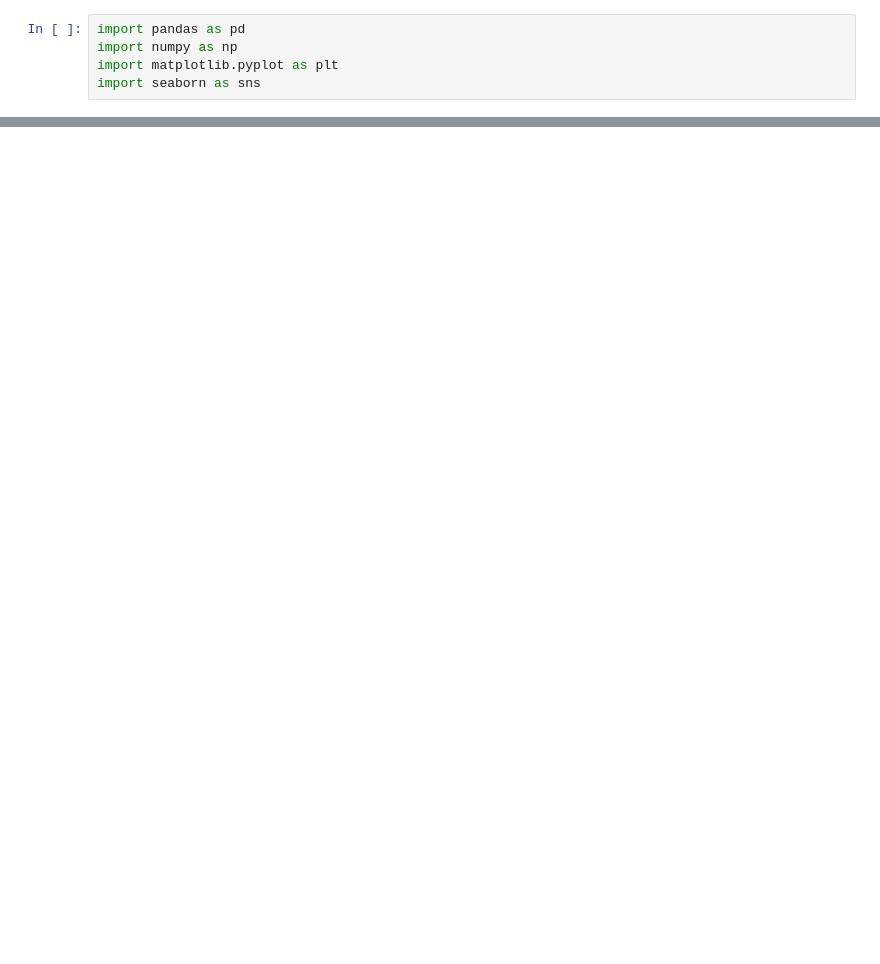
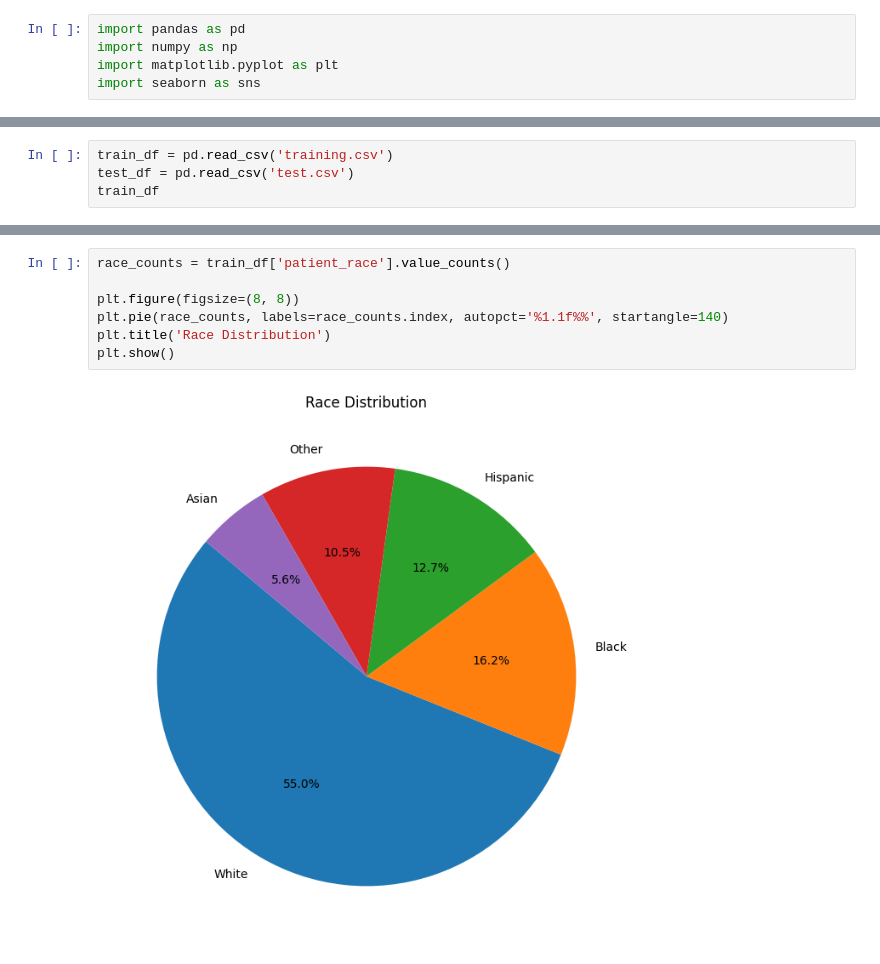
Before and after one commit to Aarti-Darji/DATA-4380, a Jupyter notebook: tabular_dataset/datacleaning.ipynb, the cells around one changed output, grey strips where cells are left out. Cells and saved outputs as stored; diff of their text form; blank space fills up the shorter version.

```diff
--- a/tabular_dataset/datacleaning.ipynb
+++ b/tabular_dataset/datacleaning.ipynb
@@ -156,0 +12,4 @@ plt.show()
+# %%
+train_df = pd.read_csv('training.csv')
+test_df = pd.read_csv('test.csv')
+train_df
@@ -156,0 +267,9 @@ plt.show()
+# %%
+race_counts = train_df['patient_race'].value_counts()
+
+plt.figure(figsize=(8, 8))
+plt.pie(race_counts, labels=race_counts.index, autopct='%1.1f%%', startangle=140)
+plt.title('Race Distribution')
+plt.show()
+# %% [output]
+[figure, added]
```
Also changed, not shown: parts of 63 cells of this notebook, 11 other files.
